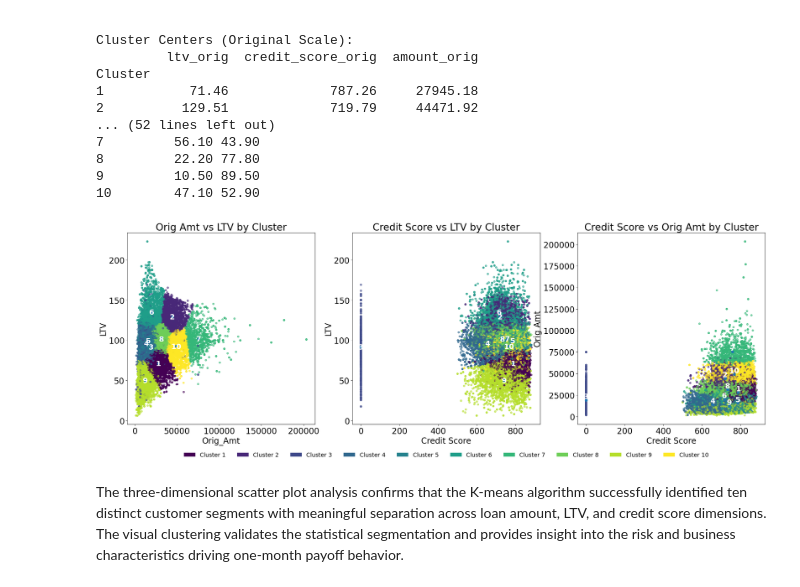
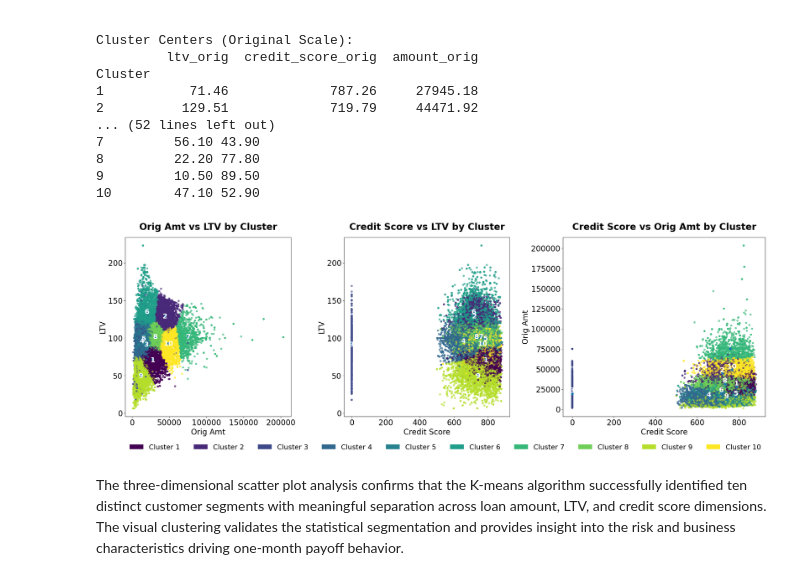
Before and after one commit to imoore99/TWO_STAGE_CLUSTER, a Jupyter notebook: TWO_STAGE_CLUSTER.ipynb, the cells around one changed output. Drawn from its saved outputs; the diff is of its cells as text; code cells hidden in the pictures.

```diff
--- a/TWO_STAGE_CLUSTER.ipynb
+++ b/TWO_STAGE_CLUSTER.ipynb
@@ -159,23 +165,23 @@ for i, cohort in enumerate(valid_cohorts):
 
         t = plt.text(last_month + 0.5, last_value, f'{cohort}',
                  fontsize=20,
-                 verticalalignment='center', fontweight='medium', color='white')
+                 verticalalignment='center', fontweight='medium', color='black')
         t.set_bbox(dict(facecolor=colors[i], alpha=0.55, edgecolor=colors[i], boxstyle='round'))
 
 # Add labels and formatting
-plt.xlabel('Months Since Origination', fontsize=20)
-plt.ylabel('Cumulative Payoff Percentage (%)', fontsize=20)
-plt.title('Auto Loan Early Payoff - Cohort Analysis', fontsize=28, fontweight='bold')
+plt.xlabel('Months Since Origination', fontsize=30)
+plt.ylabel('Cumulative Payoff Percentage (%)', fontsize=30)
+plt.title('Auto Loan Early Payoff - Cohort Analysis', fontsize=36, fontweight='bold', pad=20)
 plt.grid(True, linestyle='--', alpha=0.7)
-plt.legend(title='Origination Cohort', loc='lower right', fontsize=16)
+plt.legend(title='Origination Cohort', loc='lower right', fontsize=24)
 
 # Format x-axis to show every 6 months
-plt.xticks(range(0, max_month + 1, 6), fontsize=18)
+plt.xticks(range(0, max_month + 1, 6), fontsize=28)
 
 # Set y-axis to reasonable limit
 
 plt.ylim(0, max(50, plt.ylim()[1]))
-plt.yticks(fontsize=18)
+plt.yticks(fontsize=28)
 #plt.tight_layout()
 
 plt.savefig('auto_loan_cohort_analysis.png', dpi=300)
@@ -684,29 +693,29 @@ for i, cohort in enumerate(valid_cohorts):
     #add example leader lines
     ax.vlines(6, 0, six_months+0.5, colors='black', linewidth=3, linestyle='--')
     ax.plot(6, six_months, marker='o', markersize=15, color='black')
-    ax.text(6.2, six_months-0.2, f"{round(six_months, 2)}% Paid Off at 6 Months")
+    ax.text(6.2, six_months-0.2, f"{round(six_months, 2)}% Paid Off at 6 Months", fontsize=24)
 
     ax.vlines(1, 0, one_month+0.5, colors='black', linewidth=3, linestyle='--')
     ax.plot(1, one_month, marker='o', markersize=15, color='black')
-    ax.text(1.2, one_month-0.2, f"{round(one_month, 2)}% Paid Off at 1 Month")
+    ax.text(1.2, one_month-0.2, f"{round(one_month, 2)}% Paid Off at 1 Month", fontsize=24)
 
 
 #Create a Rectangle patch
 plt.gca().add_patch(Rectangle((0,0), 1, 2.36, linewidth=1, edgecolor='r', facecolor='tomato', alpha=0.35))
 
 # Add labels and formatting
-plt.xlabel('Months Since Origination', fontsize=20)
-plt.ylabel('Cumulative Payoff Percentage (%)', fontsize=20)
-plt.title('Auto Loan Early Payoff - Cohort Analysis', fontsize=28, fontweight='bold')
+plt.xlabel('Months Since Origination', fontsize=30)
+plt.ylabel('Cumulative Payoff Percentage (%)', fontsize=30)
+plt.title('Auto Loan Early Payoff - Cohort Analysis', fontsize=36, fontweight='bold')
 plt.grid(True, linestyle='--', alpha=0.7)
 
 # Format x-axis to show every 6 months
-plt.xticks([0,1, 2, 3, 4, 5, 6, 7, 8, 9, 10, 11, 12, 13, 14, 15])
+plt.xticks([0,1, 2, 3, 4, 5, 6, 7, 8, 9, 10, 11, 12, 13, 14, 15], fontsize=28)
 plt.xlim(0, 15)
 
 # Set y-axis to reasonable limit
 plt.ylim(0, 20)
-plt.yticks([0, 5, 10, 15, 20])
+plt.yticks([0, 5, 10, 15, 20], fontsize=28)
 
 
 plt.savefig('auto_loan_cohort_analysis.png', dpi=300)
@@ -1093,20 +1124,23 @@ Cluster
 # %%
 
 # Create figure with specific subplot sizes (each subplot 6x8 inches)
-fig = plt.figure(figsize=(28, 10))  # Increased height to accommodate legend
+fig = plt.figure(figsize=(30, 10))  # Increased height to accommodate legend
 
 # Create subplots with equal sizes using GridSpec
 from matplotlib.gridspec import GridSpec
-gs = GridSpec(2, 3, figure=fig, height_ratios=[8, 1], hspace=0.1, wspace=0.2)
+gs = GridSpec(2, 3, figure=fig, height_ratios=[8, 1], hspace=0.1, wspace=0.3)
+gs.set_width_ratios([9, 9, 11])
 
 # Create the three main subplots with equal size
 axes = [fig.add_subplot(gs[0, i]) for i in range(3)]
 
+
+
 # 1. Orig Amt vs LTV scatter plot
 scatter = axes[0].scatter(df['amount_orig'], df['ltv_orig'],
                          c=df['cluster'], cmap='viridis', alpha=0.6, s=20)
-axes[0].set_title('Orig Amt vs LTV by Cluster')
-axes[0].set_xlabel('Orig_Amt')
+axes[0].set_title('Orig Amt vs LTV by Cluster', fontweight='bold', pad=20)
+axes[0].set_xlabel('Orig Amt')
 axes[0].set_ylabel('LTV')
 
 # Plot cluster centers
@@ -1121,7 +1155,7 @@ for index, row in centers_df.iterrows():
 # 2. Credit Score vs LTV scatter plot
 scatter = axes[1].scatter(df['credit_score_orig'], df['ltv_orig'],
                          c=df['cluster'], cmap='viridis', alpha=0.6, s=20)
-axes[1].set_title('Credit Score vs LTV by Cluster')
+axes[1].set_title('Credit Score vs LTV by Cluster', fontweight='bold', pad=20)
 axes[1].set_xlabel('Credit Score')
 axes[1].set_ylabel('LTV')
 
@@ -1134,36 +1168,36 @@ for index, row in centers_df.iterrows():
 
 # 3. Credit Score vs Orig Amt scatter plot
 scatter = axes[2].scatter(df['credit_score_orig'], df['amount_orig'],
                          c=df['cluster'], cmap='viridis', alpha=0.6, s=20)
-axes[2].set_title('Credit Score vs Orig Amt by Cluster')
+axes[2].set_title('Credit Score vs Orig Amt by Cluster', fontweight='bold', pad=20)
 axes[2].set_xlabel('Credit Score')
 axes[2].set_ylabel('Orig Amt')
 
 # Plot cluster centers
 axes[2].scatter(centers_df['credit_score_orig'], centers_df['amount_orig'])
 # Add text labels for cluster centers
 for index, row in centers_df.iterrows():
     axes[2].text(row['credit_score_orig'], row['amount_orig']-5, str(row['Clusters'].astype(int)),
                 fontsize=18, fontweight='bold', ha='center', va='bottom', color='white')
 
 # Create categorical legend at the bottom
 # Get unique clusters and their colors from the viridis colormap
 unique_clusters = sorted(df['cluster'].unique())
 colors = plt.cm.viridis(np.linspace(0, 1, len(unique_clusters)))
 
 # Create legend elements
 legend_elements = [Patch(facecolor=colors[i], label=f'Cluster {cluster}')
                   for i, cluster in enumerate(unique_clusters)]
 
 # Add legend subplot at the bottom spanning all columns
 legend_ax = fig.add_subplot(gs[1, :])
 legend_ax.axis('off')  # Hide axes
 legend_ax.legend(handles=legend_elements, loc='upper center', ncol=len(unique_clusters),
-                frameon=False, fontsize=14, bbox_to_anchor=(0.5, 0.5))
+                frameon=False, fontsize=18, bbox_to_anchor=(0.5, 0.5))
 
 plt.show()
 # %% [output]
-[figure, old version]
+[figure, new version]
 # %% [markdown]
 The three-dimensional scatter plot analysis confirms that the K-means algorithm successfully identified ten distinct customer segments with meaningful separation across loan amount, LTV, and credit score dimensions. The visual clustering validates the statistical segmentation and provides insight into the risk and business characteristics driving one-month payoff behavior.
 # %% [markdown]
```
Also changed, not shown: parts of 46 cells of this notebook, 4 other files.
